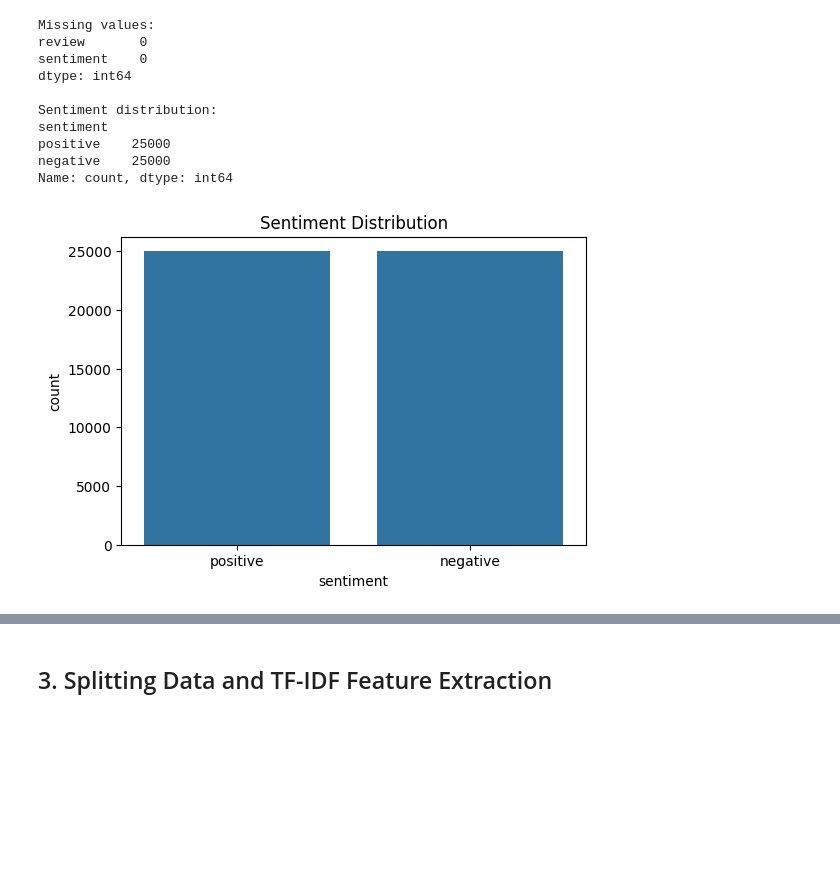
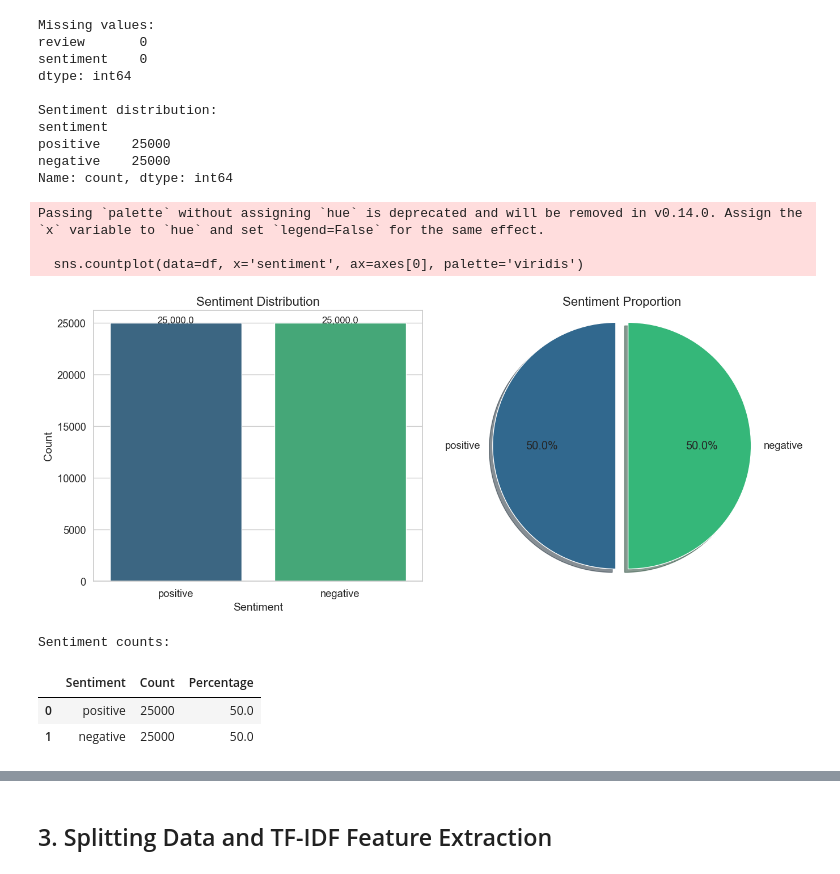
Before and after one commit to abahmad02/CS412-Project, a Jupyter notebook: IMDB_Sentiment_Analysis_Notebook.ipynb, the cells around one changed output, grey strips where cells are left out. Cells and saved outputs as stored; diff of their text form; code cells hidden in the pictures; blank space fills up the shorter version.

```diff
--- a/IMDB_Sentiment_Analysis_Notebook.ipynb
+++ b/IMDB_Sentiment_Analysis_Notebook.ipynb
@@ -22,16 +22,31 @@ NVIDIA GeForce RTX 3050 Ti Laptop GPU
 # %% [markdown]
 ## 1. Data Loading and Exploration
 # %%
-
 import pandas as pd
 import numpy as np
 import matplotlib.pyplot as plt
 import seaborn as sns
+from datetime import datetime
+
+# Set plotting style
+plt.style.use('fivethirtyeight')
+sns.set(font_scale=1.2)
+sns.set_style("whitegrid")
 
 print("Loading dataset...")
+start_time = datetime.now()
 df = pd.read_csv('IMDB Dataset.csv')
+load_time = datetime.now() - start_time
 
+print(f"Dataset loaded in {load_time.total_seconds():.2f} seconds")
+print(f"Dataset shape: {df.shape} (rows, columns)")
+print("\nDataset info:")
 df.info()
-df.head()
+
+print("\nFirst 5 examples:")
+display(df.head())
+
+print("\nSummary statistics:")
+display(df.describe(include='all'))
 # %% [output]
 Loading dataset...
@@ -69,12 +96,48 @@ positive    25000
 negative    25000
 Name: count, dtype: int64
 # %%
+# Enhanced Sentiment Distribution Visualization
+fig, axes = plt.subplots(1, 2, figsize=(14, 6))
 
-# Plot sentiment distribution
-plt.figure(figsize=(6,4))
-sns.countplot(data=df, x='sentiment')
-plt.title("Sentiment Distribution")
+# Plot 1: Simple countplot
+sns.countplot(data=df, x='sentiment', ax=axes[0], palette='viridis')
+axes[0].set_title("Sentiment Distribution", fontsize=16)
+axes[0].set_xlabel("Sentiment", fontsize=14)
+axes[0].set_ylabel("Count", fontsize=14)
+
+# Add count labels on bars
+for p in axes[0].patches:
+    height = p.get_height()
+    axes[0].text(p.get_x() + p.get_width()/2.,
+                height + 50,
+                f'{height:,}',
+                ha="center", fontsize=12)
+
+# Plot 2: Pie chart
+sizes = df['sentiment'].value_counts()
+labels = sizes.index
+explode = (0.05, 0.05)  # explode the slices for visibility
+
+axes[1].pie(sizes, explode=explode, labels=labels, autopct='%1.1f%%',
+          shadow=True, startangle=90, colors=sns.color_palette('viridis', 2))
+axes[1].axis('equal')  # Equal aspect ratio ensures that pie is drawn as a circle
+axes[1].set_title("Sentiment Proportion", fontsize=16)
+
+plt.tight_layout()
 plt.show()
+
+print(f"\nSentiment counts:")
+sentiment_counts = df['sentiment'].value_counts().reset_index()
+sentiment_counts.columns = ['Sentiment', 'Count']
+sentiment_counts['Percentage'] = sentiment_counts['Count'] / sentiment_counts['Count'].sum() * 100
+display(sentiment_counts)
 # %% [output]
+Passing `palette` without assigning `hue` is deprecated and will be removed in v0.14.0. Assign the `x` variable to `hue` and set `legend=False` for the same effect.
+
+  sns.countplot(data=df, x='sentiment', ax=axes[0], palette='viridis')
-[figure, old version]
+[figure, new version]
+Sentiment counts:
+|  | Sentiment | Count | Percentage |
+| 0 | positive | 25000 | 50.0 |
+| 1 | negative | 25000 | 50.0 |
 # %%
```
Also changed, not shown: parts of 20 cells of this notebook, 3 other files.
